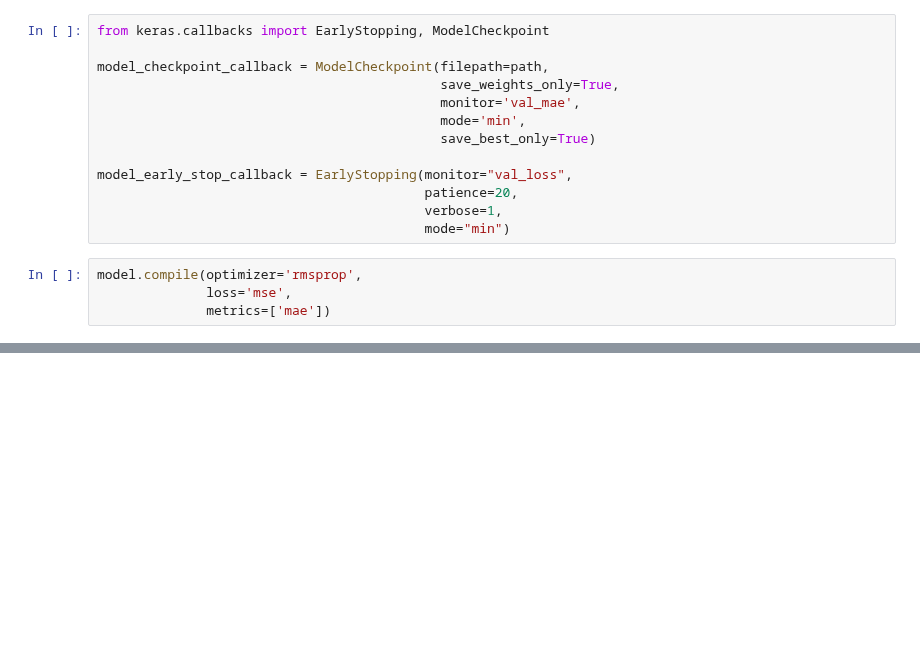
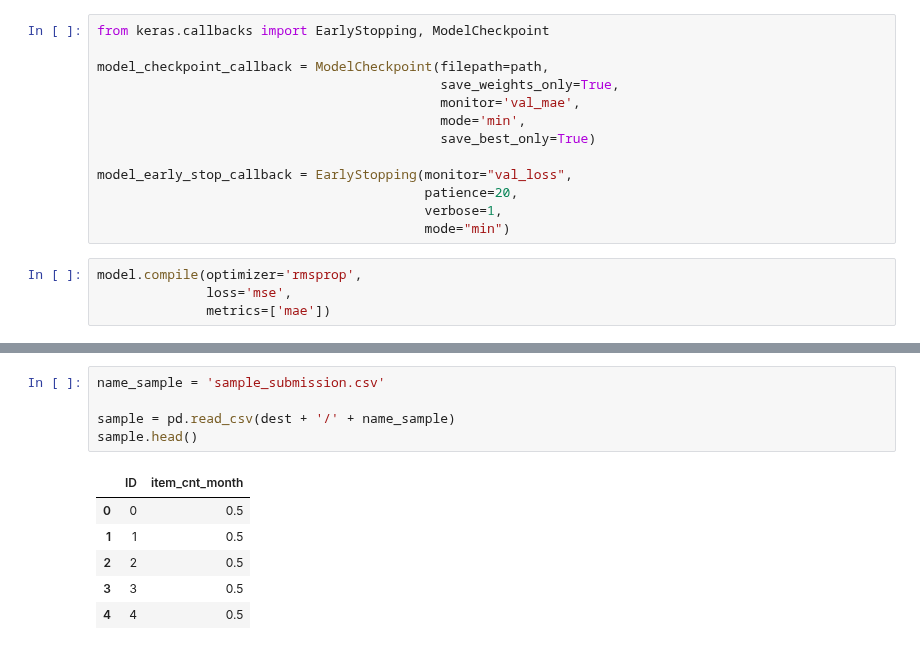
Before and after one commit to TayJen/HSE-Practice, a Jupyter notebook: HSE NN Model.ipynb, the cells around one changed output, grey strips where cells are left out. Drawn from its saved outputs; the diff is of its cells as text; blank space fills up the shorter version.

```diff
--- a/HSE NN Model.ipynb
+++ b/HSE NN Model.ipynb
@@ -194,0 +207,12 @@ RMSE (rounded): 4.32
+# %%
+name_sample = 'sample_submission.csv'
+
+sample = pd.read_csv(dest + '/' + name_sample)
+sample.head()
+# %% [output]
+|  | ID | item_cnt_month |
+| 0 | 0 | 0.5 |
+| 1 | 1 | 0.5 |
+| 2 | 2 | 0.5 |
+| 3 | 3 | 0.5 |
+| 4 | 4 | 0.5 |
```
Also changed, not shown: parts of 8 cells of this notebook.
